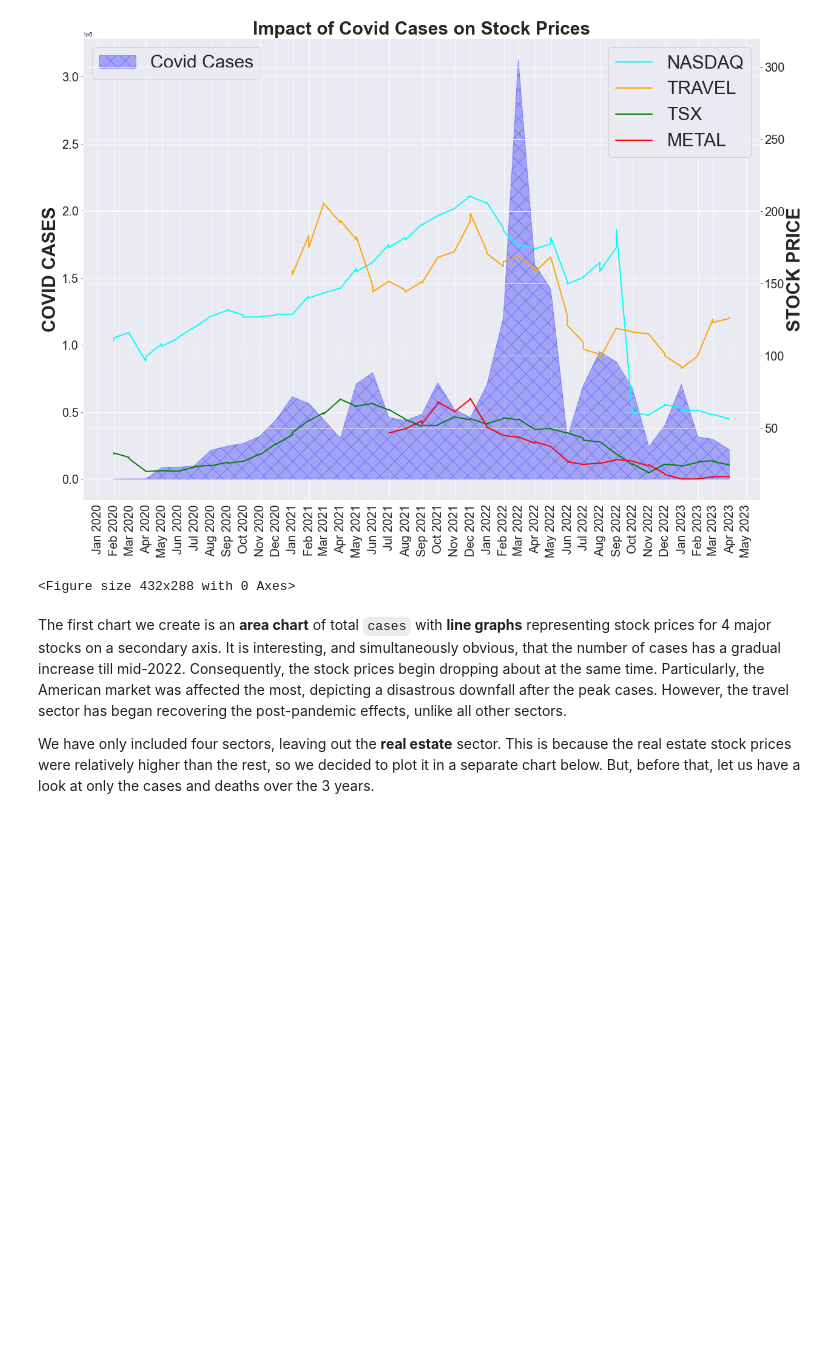
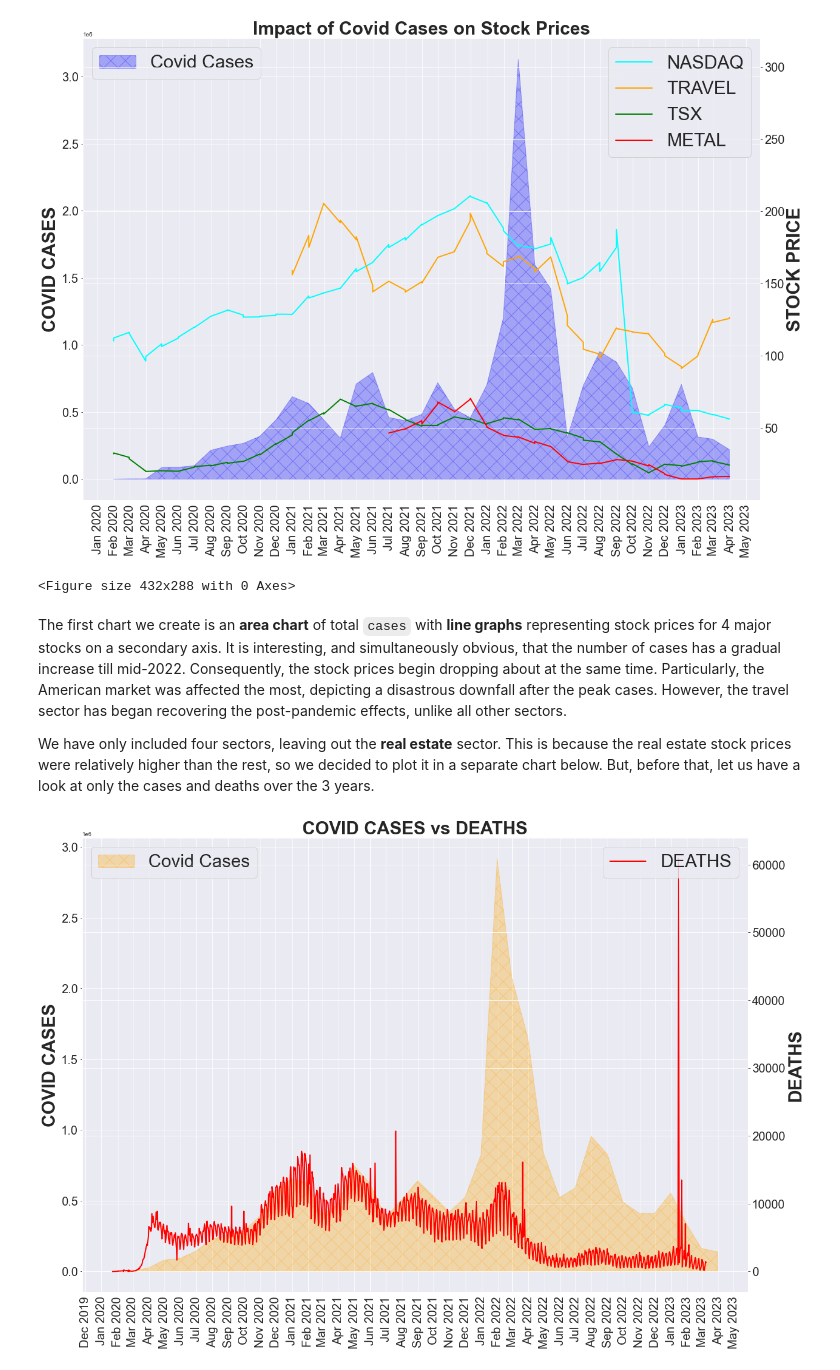
Before and after one commit to ryuukkk/python-project, a Jupyter notebook: main.ipynb, the cells around one changed output. Drawn from its saved outputs; the diff is of its cells as text; code cells hidden in the pictures; blank space fills up the shorter version.

```diff
--- a/main.ipynb
+++ b/main.ipynb
@@ -265,3 +265,36 @@ However, the travel sector has began recovering the post-pandemic effects, unlik
 We have only included four sectors, leaving out the **real estate** sector. This is because the real estate stock prices were relatively higher than the rest, so we decided to plot it in a separate chart below. But, before that, let us have a look at only the cases and deaths over the 3 years.
 # %%
 full_data.to_csv("full_data.csv")
+# %%
+from matplotlib.dates import MonthLocator, DateFormatter
+
+full_data = pd.read_csv("full_data.csv")
+full_data.index = pd.to_datetime(full_data["Unnamed: 0"])
+full_data.drop("Unnamed: 0", axis=1, inplace=True)
+
+cases_df = full_data[["cases","deaths"]]
+monthly_cases_df=cases_df.resample("M").mean()
+
+fix, ax = plt.subplots(figsize = (20,14))
+ax.fill_between(monthly_cases_df.index, 0, monthly_cases_df["cases"], alpha=0.3, color="orange", hatch="x", label="Covid Cases")
+
+ax.set_ylabel("COVID CASES", fontsize=30, fontweight="bold")
+ax.tick_params(axis="y", labelsize=20)
+
+ax.legend(loc="upper left", fontsize=30)
+ax2 = ax.twinx()
+ax2.plot(cases_df.index, cases_df.deaths, label="DEATHS", color="red", linewidth=2)
+
+ax2.set_ylabel("DEATHS", fontsize=30, fontweight="bold")
+ax2.tick_params(axis="y", labelsize=20)
+ax2.legend(loc="upper right", fontsize=30)
+
+ax.xaxis.set_major_locator(MonthLocator())
+ax.xaxis.set_major_formatter(DateFormatter("%b %Y"))
+ax.tick_params(axis="x", labelsize=20, rotation=90)
+
+plt.title("COVID CASES vs DEATHS", fontsize=30, fontweight="bold")
+plt.show()
+plt.savefig("figures/cases_vs_deaths.jpg")
+# %% [output]
+[figure, added]
```
